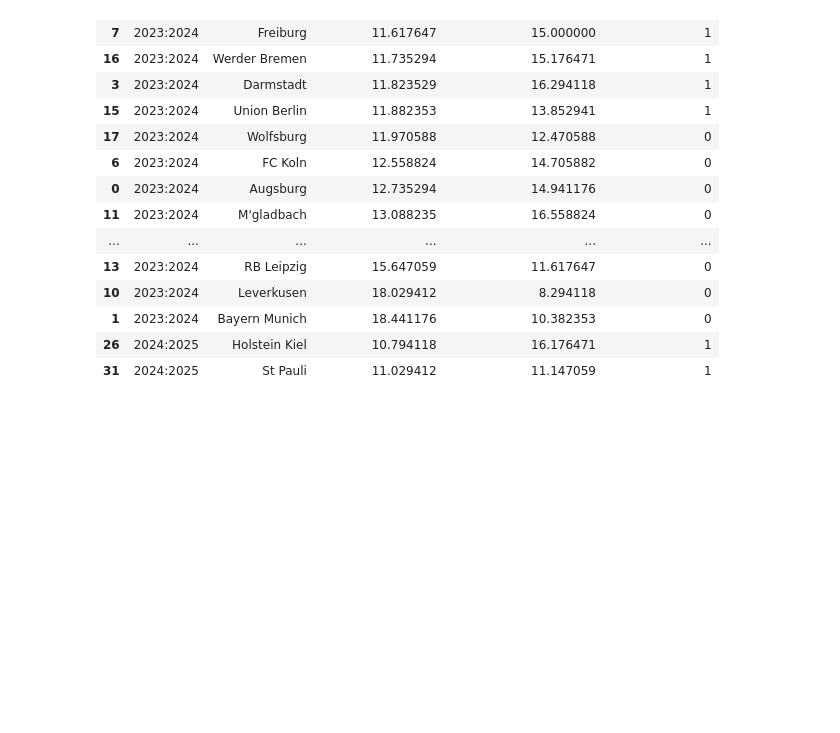
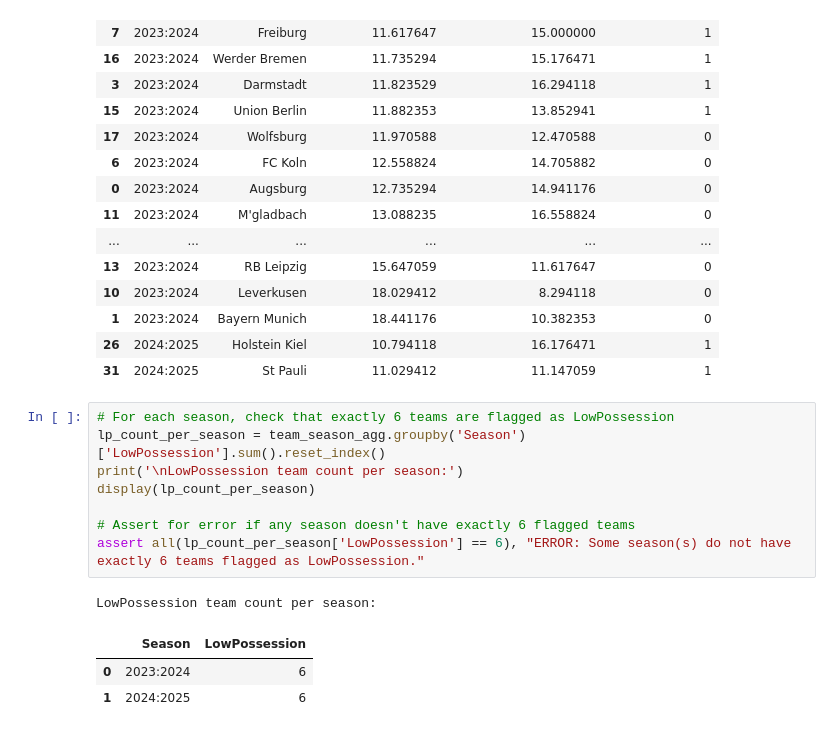
Before and after one commit to Acon3078/corners, a Jupyter notebook: Notebook.ipynb, the cells around one changed output. Drawn from its saved outputs; the diff is of its cells as text; blank space fills up the shorter version.

Commit message:
Added sanity checks for team count per season (LowPossession) and no missing joins.

```diff
--- a/Notebook.ipynb
+++ b/Notebook.ipynb
@@ -600,3 +600,16 @@ Team–season aggregation (AverageShotsFor/AverageShotsAgainst + LowPossession):
 | 1 | 2023:2024 | Bayern Munich | 18.441176 | 10.382353 | 0 |
 | 26 | 2024:2025 | Holstein Kiel | 10.794118 | 16.176471 | 1 |
 | 31 | 2024:2025 | St Pauli | 11.029412 | 11.147059 | 1 |
+# %%
+# For each season, check that exactly 6 teams are flagged as LowPossession
+lp_count_per_season = team_season_agg.groupby('Season')['LowPossession'].sum().reset_index()
+print('\nLowPossession team count per season:')
+display(lp_count_per_season)
+
+# Assert for error if any season doesn't have exactly 6 flagged teams
+assert all(lp_count_per_season['LowPossession'] == 6), "ERROR: Some season(s) do not have exactly 6 teams flagged as LowPossession."
+# %% [output]
+LowPossession team count per season:
+|  | Season | LowPossession |
+| 0 | 2023:2024 | 6 |
+| 1 | 2024:2025 | 6 |
```
Also changed, not shown: parts of 1 cell of this notebook.
